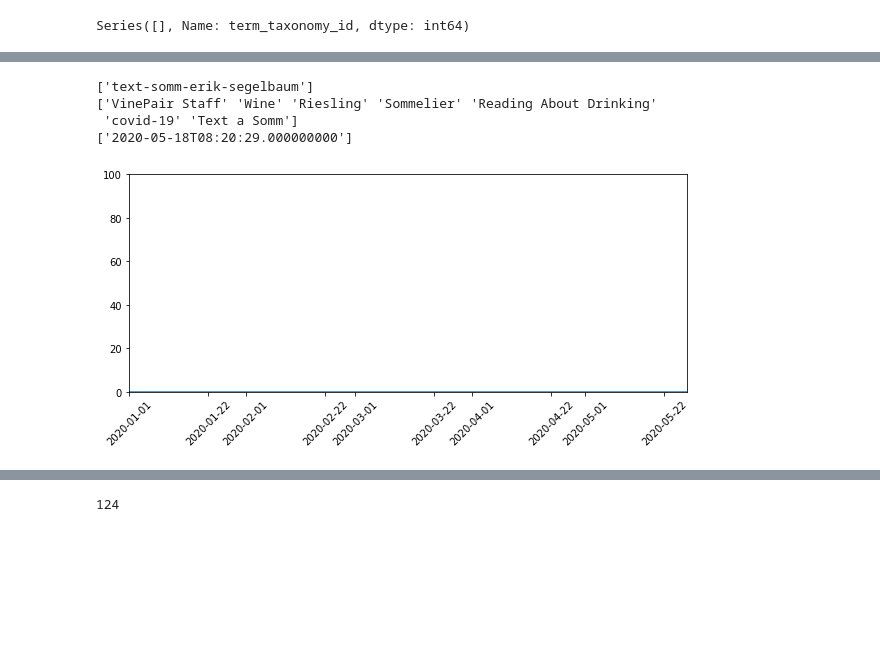
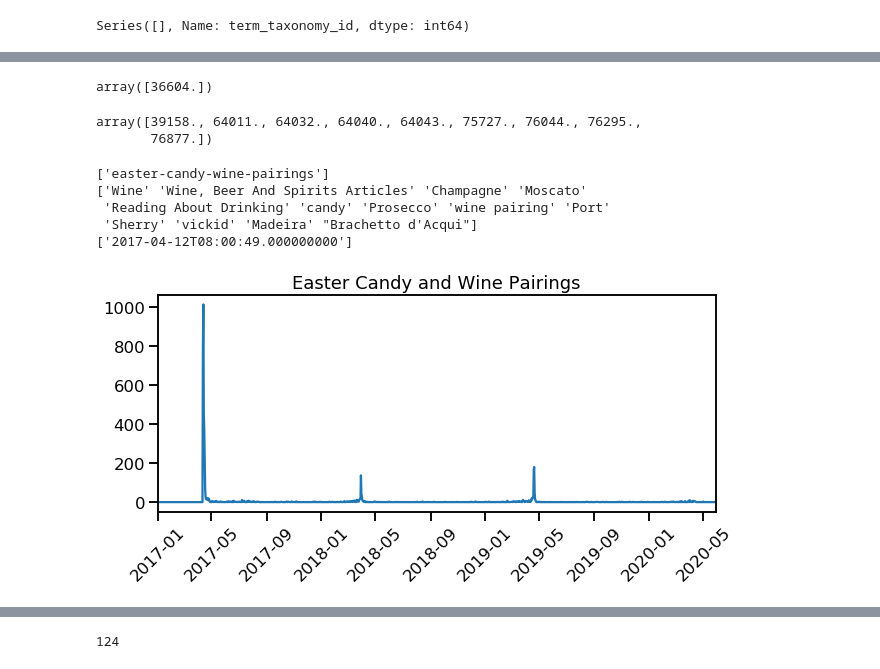
Before and after one commit to JocelynF/WineRegions, a Jupyter notebook: Testing Page Weights.ipynb, the cells around one changed output, grey strips where cells are left out. Saved outputs shown, nothing was run; the diff lists cells and outputs as text; code cells hidden in the pictures; blank space fills up the shorter version.

```diff
--- a/Testing Page Weights.ipynb
+++ b/Testing Page Weights.ipynb
@@ -274,3 +152,6 @@ views = views.rename(columns = {'Unnamed: 0':'DATE'})
 # %%
-pageviews = pd.read_csv('AllPageViewsRaw.csv', parse_dates = [0])
-pageviews = pageviews.rename(columns = {'Unnamed: 0':'DATE'})
+pageviews_unfilt = pd.read_csv('AllPageViewsRaw_Unfiltered.csv', parse_dates = [0])
+pageviews_unfilt = pageviews_unfilt.rename(columns = {'Unnamed: 0':'DATE'})
+
+pageviews_filt = pd.read_csv('AllPageViewsRaw_Filtered.csv', parse_dates = [0])
+pageviews_filt = pageviews_filt.rename(columns = {'Unnamed: 0':'DATE'})
@@ -315,22 +336,34 @@ Index(['object_id', 'term_taxonomy_id', 'term_order', 'term_id', 'taxonomy',
+# %%
+wp_pageterms[wp_pageterms['post_slug']=='top-10-moscato-wine-brands']['object_id'].unique()
+# %% [output]
+array([36604.])
+# %%
+wp_pageterms[wp_pageterms['name'].isin(['Chile'])]['object_id'].unique()
+# %% [output]
+array([39158., 64011., 64032., 64040., 64043., 75727., 76044., 76295.,
+       76877.])
 # %%
-num = 80250
+sns.set_context('talk')
+num = 34158
 print(wp_pageterms[wp_pageterms['object_id']==num]['post_slug'].unique())
 print(wp_pageterms[wp_pageterms['object_id']==num]['name'].unique())
 print(wp_pageterms[wp_pageterms['object_id']==num]['post_date'].unique())
 
 plt.figure(figsize = (10,4))
 #plt.yscale('log')
-plt.ylim([0, 100])
+#plt.ylim([0, 100])
 plt.plot(pageviews['DATE'],pageviews[str(num)])
-dstart = datetime.datetime(2020,1,1)
+dstart = datetime.datetime(2017,1,1)
 dstop = datetime.datetime(2020,5,28)
 plt.xlim([dstart, dstop])
 plt.xticks(rotation = 45)
+plt.title('Easter Candy and Wine Pairings')
 #plt.ylim(0,100)
 plt.show()
 # %% [output]
-['text-somm-erik-segelbaum']
-['VinePair Staff' 'Wine' 'Riesling' 'Sommelier' 'Reading About Drinking'
- 'covid-19' 'Text a Somm']
-['2020-05-18T08:20:29.000000000']
+['easter-candy-wine-pairings']
+['Wine' 'Wine, Beer And Spirits Articles' 'Champagne' 'Moscato'
+ 'Reading About Drinking' 'candy' 'Prosecco' 'wine pairing' 'Port'
+ 'Sherry' 'vickid' 'Madeira' "Brachetto d'Acqui"]
+['2017-04-12T08:00:49.000000000']
-[figure, old version]
+[figure, new version]
```
Also changed, not shown: parts of 35 cells of this notebook, 2 other files.
